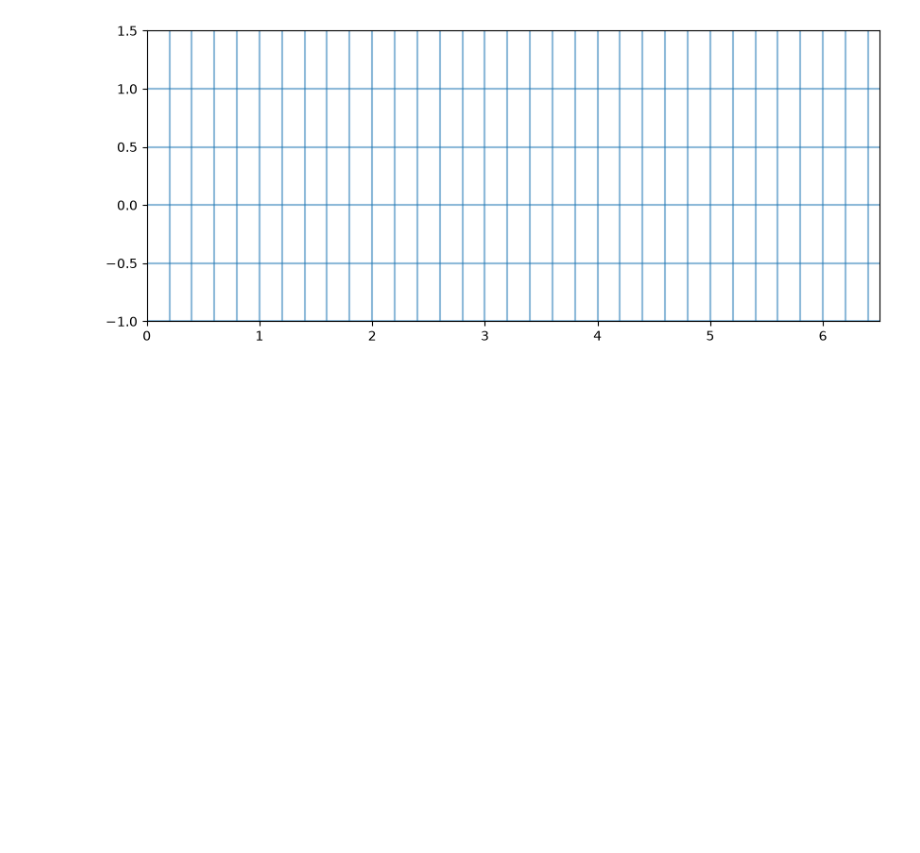
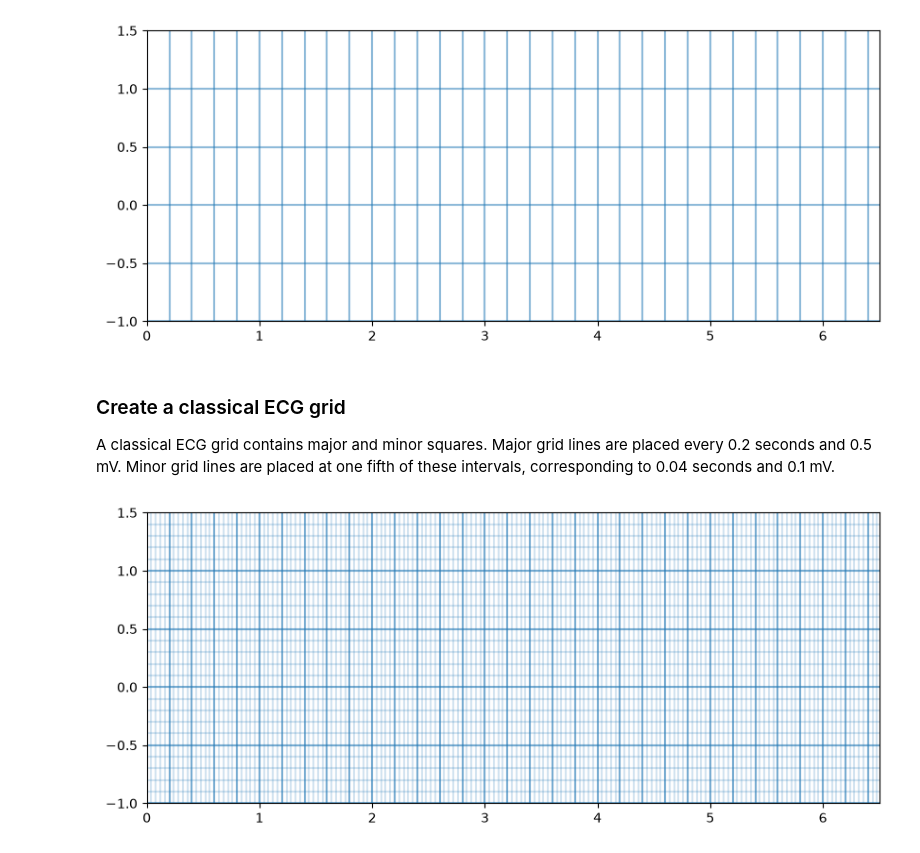
Before and after one commit to ElouanDef/Series01-python, a Jupyter notebook: Series01-python.ipynb, the cells around one changed output. Cells and saved outputs as stored; diff of their text form; code cells hidden in the pictures; blank space fills up the shorter version.

Commit message:
create classical ECG grid

```diff
--- a/Series01-python.ipynb
+++ b/Series01-python.ipynb
@@ -187,3 +187,47 @@ plt.ylim(-1, 1.5)
 plt.show()
 # %% [output]
 [figure]
+# %% [markdown]
+### Create a classical ECG grid
+
+A classical ECG grid contains major and minor squares. Major grid lines are placed every 0.2 seconds and 0.5 mV. Minor grid lines are placed at one fifth of these intervals, corresponding to 0.04 seconds and 0.1 mV.
+# %%
+def plot_ecg_grid(min_time, max_time, min_ecg, max_ecg):
+    """Plot a classical ECG grid using major and minor grid lines."""
+
+    # Minor grid
+    plot_grid(
+        seconds_per_square=0.04,
+        mV_per_square=0.1,
+        alpha=0.2,
+        min_time=min_time,
+        max_time=max_time,
+        min_ecg=min_ecg,
+        max_ecg=max_ecg
+    )
+
+    # Major grid
+    plot_grid(
+        seconds_per_square=0.2,
+        mV_per_square=0.5,
+        alpha=0.5,
+        min_time=min_time,
+        max_time=max_time,
+        min_ecg=min_ecg,
+        max_ecg=max_ecg
+    )
+# %%
+plt.figure(figsize=(10, 4))
+
+plot_ecg_grid(
+    min_time=0,
+    max_time=6.5,
+    min_ecg=-1,
+    max_ecg=1.5
+)
+
+plt.xlim(0, 6.5)
+plt.ylim(-1, 1.5)
+plt.show()
+# %% [output]
+[figure, added]
```
